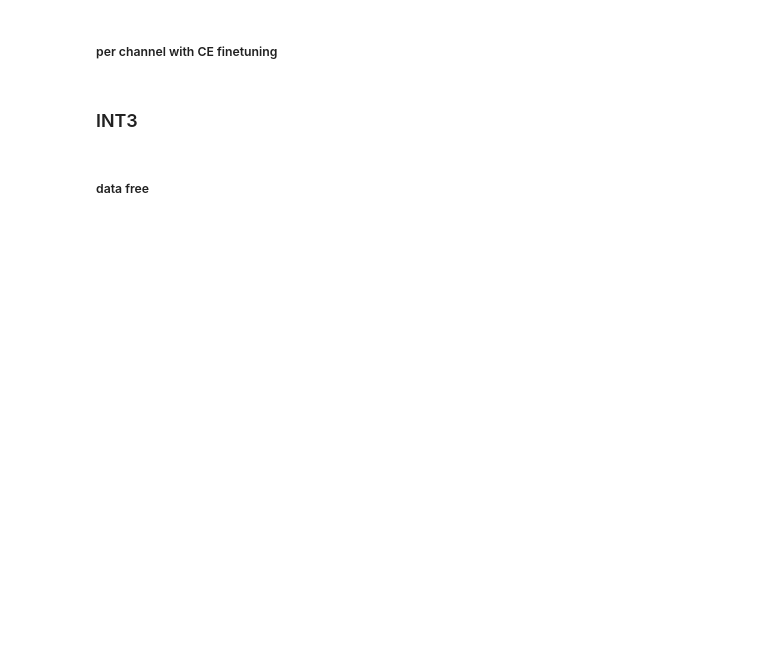
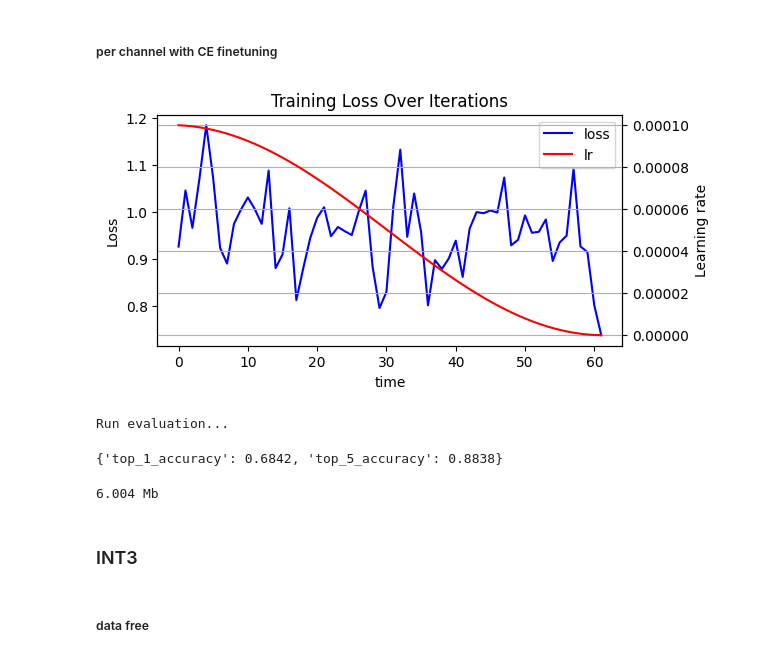
Before and after one commit to MiShutov/QuantizationBasics, a Jupyter notebook: scalar_quantization.ipynb, the cells around one changed output. Drawn from its saved outputs; the diff is of its cells as text; code cells hidden in the pictures; blank space fills up the shorter version.

```diff
--- a/scalar_quantization.ipynb
+++ b/scalar_quantization.ipynb
@@ -241,24 +201,39 @@ wrapper.wrap_model(model)
 # %%
 train_batch_size = 32
 n_epochs = 1
 train_lr = 1e-4
 
-train_loader = DataLoader(train_dataset, batch_size=train_batch_size, shuffle=True)
-trainable_parameters = prepare_trainable_params(model, exceptions=['embedder', 'classifier'])
-optimizer = torch.optim.Adam(trainable_parameters, lr=train_lr)
+train_loader, optimizer = prepare_for_finetuning(
+	model=model,
+	train_dataset=train_dataset,
+	train_batch_size=train_batch_size,
+	train_lr=train_lr
+)
 
 ce_finetune(
         model,
         optimizer,
         train_loader,
         n_epochs=n_epochs,
         use_scheduler=True,
         time_step=10
 )
 
+
 res = eval(model, test_loader)
 print(res)
 # {'top_1_accuracy': 0.6867, 'top_5_accuracy': 0.8842} #lr=1e-4 bs=32 small dataset
 # {'top_1_accuracy': 0.6874, 'top_5_accuracy': 0.8849} #lr=1e-4 bs=32 large dataset
+# %% [output]
+[figure, added]
+Run evaluation...
+{'top_1_accuracy': 0.6842, 'top_5_accuracy': 0.8838}
+# %%
+Wrapper(**INFERENCE_CONFIG).wrap_model(model)
+path_to_save = os.path.join(model_save_path, 'resnet_4bit_per_channel_ce.pth')
+torch.save(model.state_dict(), path_to_save)
+print_file_size(path_to_save)
+# %% [output]
+6.004 Mb
 # %% [markdown]
 ### INT3
```
Also changed, not shown: parts of 55 cells of this notebook, 6 other files.
